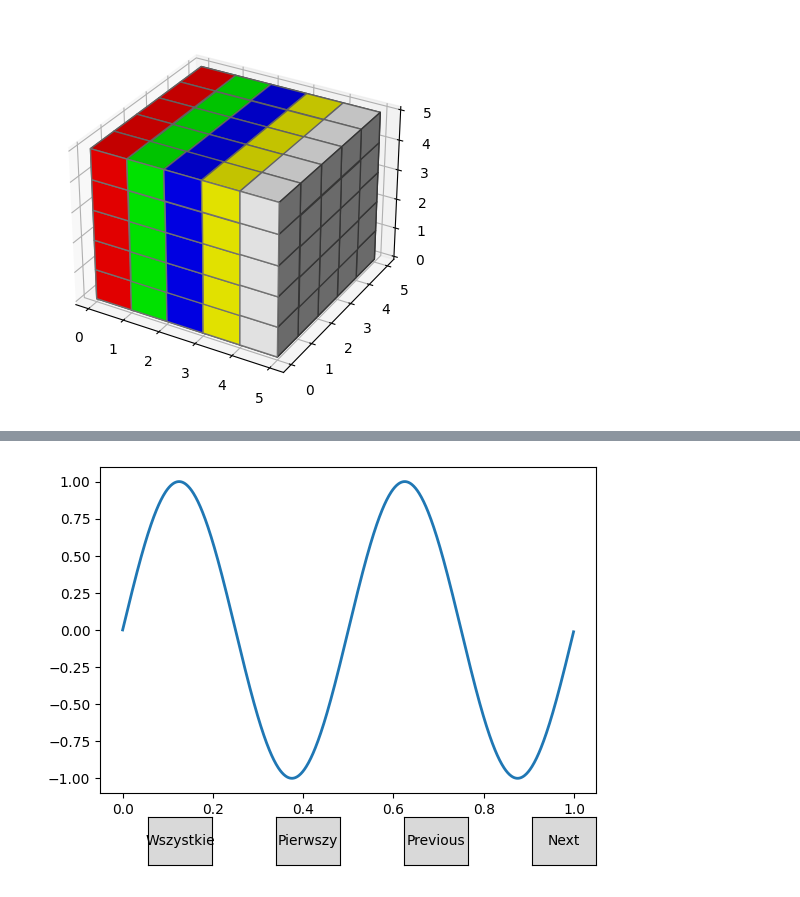
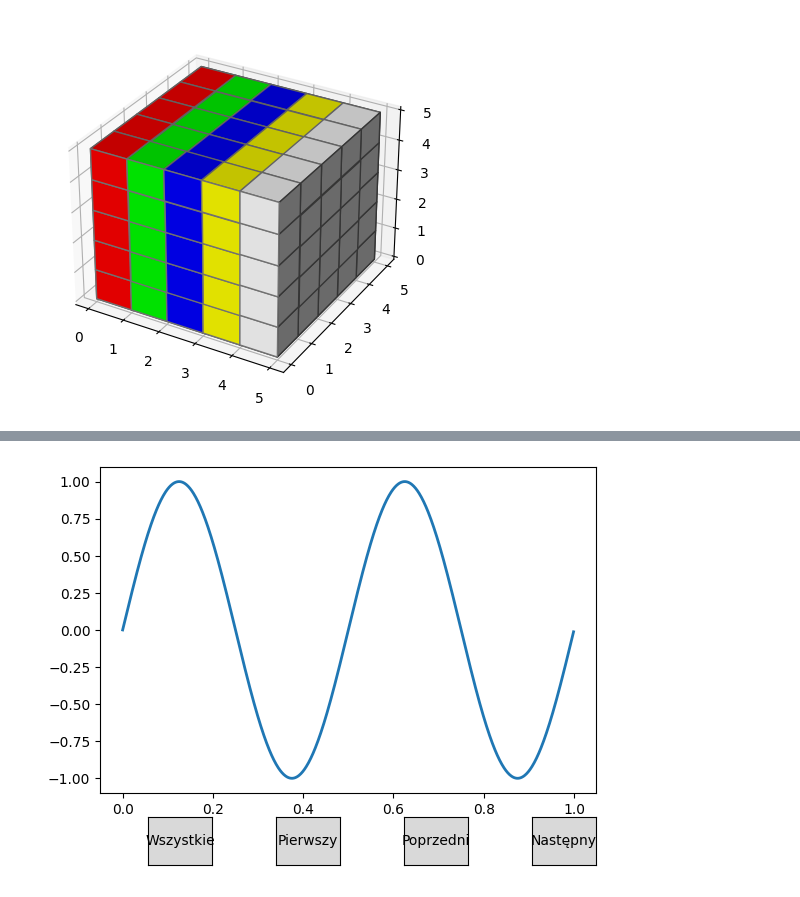
Before and after one commit to pawel-tumialis/Warehouse_Turtles, a Jupyter notebook: testy.ipynb, the cells around one changed output, grey strips where cells are left out. Cells and saved outputs as stored; diff of their text form; code cells hidden in the pictures.

```diff
--- a/testy.ipynb
+++ b/testy.ipynb
@@ -374,7 +374,8 @@ ax.bar3d(4, 5, 10, 100, 200, 300, color=(1,0,0,1))
 ax.bar3d(200, 300, 400, 100, 200, 300, color=(1,0,1,1))
 
 
-class Index:
+class Callbacks:
+    ind = 0
 
     def next(self, event):
         a=0
@@ -388,7 +389,7 @@ class Index:
     def all(self, event):
         b=0
 
-callback = Index()
+callback = Callbacks()
 ax_all = fig.add_axes([0.2, 0.05, 0.1, 0.1])
 ax_first = fig.add_axes([0.4, 0.05, 0.1, 0.1])
 axprev = fig.add_axes([0.6, 0.05, 0.1, 0.1])
@@ -430,33 +431,33 @@ class Index:
         self.ind += 1
         i = self.ind % len(freqs)
         ydata = np.sin(2*np.pi*freqs[i]*t)
         l.set_ydata(ydata)
         plt.draw()
 
     def prev(self, event):
         self.ind -= 1
         i = self.ind % len(freqs)
         ydata = np.sin(2*np.pi*freqs[i]*t)
         l.set_ydata(ydata)
         plt.draw()
 
 callback = Index()
 ax_all = fig.add_axes([0.2, 0.05, 0.1, 0.1])
 ax_first = fig.add_axes([0.4, 0.05, 0.1, 0.1])
 axprev = fig.add_axes([0.6, 0.05, 0.1, 0.1])
 axnext = fig.add_axes([0.8, 0.05, 0.1, 0.1])
 b_all = Button(ax_all, 'Wszystkie')
 b_all.on_clicked(callback.next)
 
 b_first = Button(ax_first, 'Pierwszy')
 b_first.on_clicked(callback.next)
 
-b_next = Button(axnext, 'Next')
+b_next = Button(axnext, 'Następny')
 b_next.on_clicked(callback.next)
 
-b_prev = Button(axprev, 'Previous')
+b_prev = Button(axprev, 'Poprzedni')
 b_prev.on_clicked(callback.prev)
 
 plt.show()
 # %% [output]
-[figure, old version]
+[figure, new version]
```
Also changed, not shown: parts of 2 cells of this notebook, 1 other file.
